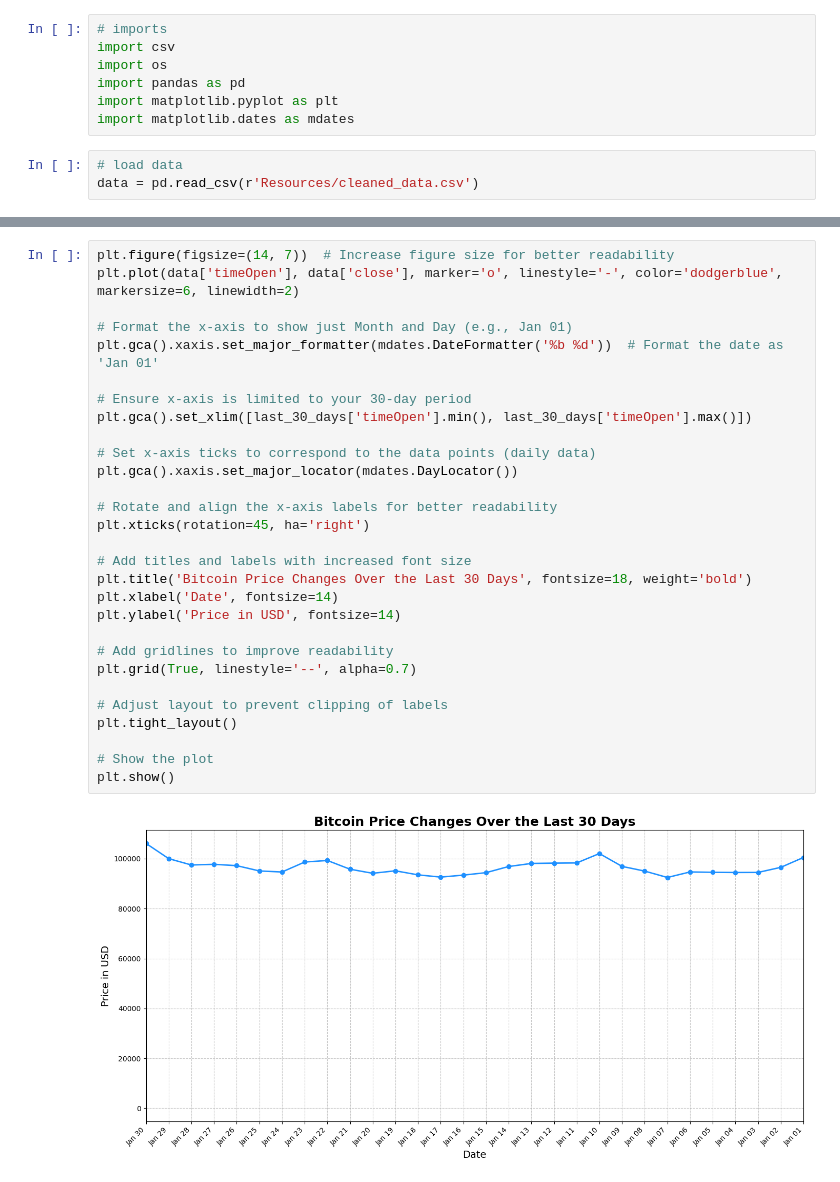
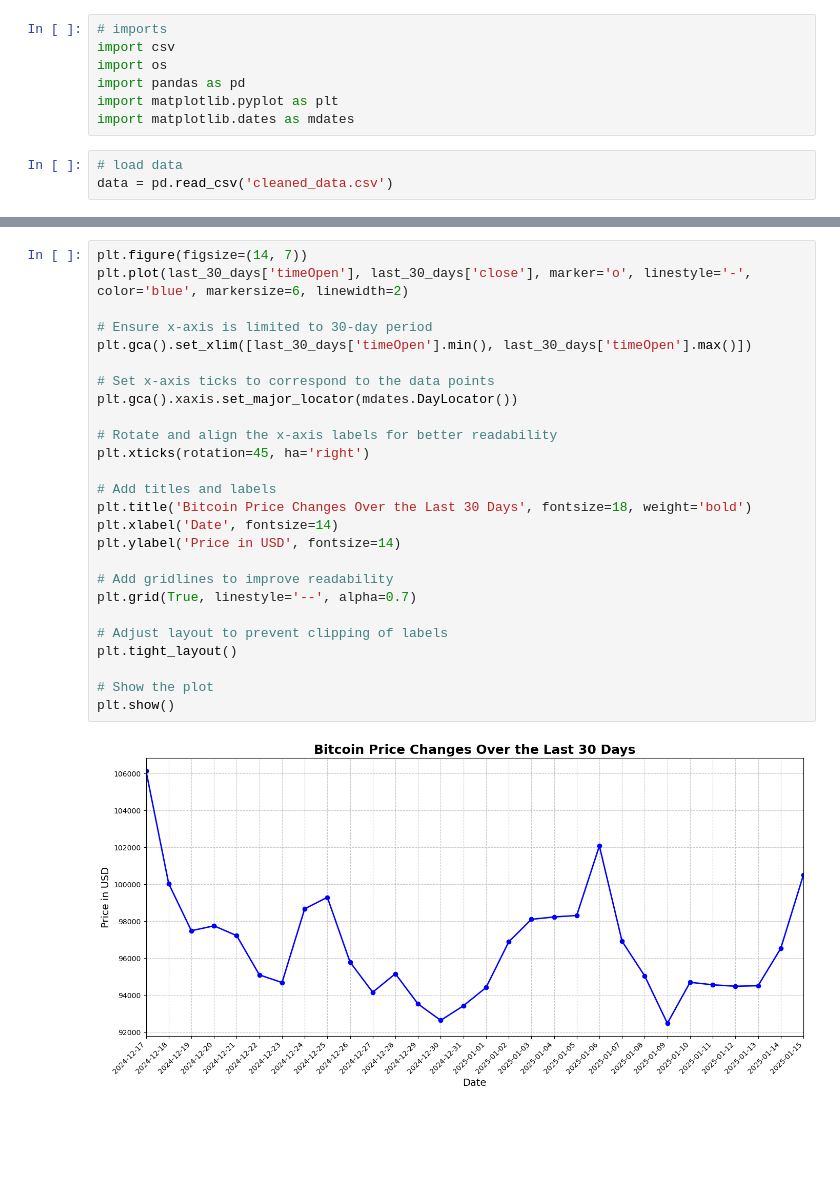
Before and after one commit to Cmagor1819/team-7-project3, a Jupyter notebook: bitcoin-ma.ipynb, the cells around one changed output, grey strips where cells are left out. Saved outputs shown, nothing was run; the diff lists cells and outputs as text; blank space fills up the shorter version.

```diff
--- a/bitcoin-ma.ipynb
+++ b/bitcoin-ma.ipynb
@@ -7,7 +7,7 @@ import matplotlib.pyplot as plt
 import matplotlib.dates as mdates
 # %%
 # load data
-data = pd.read_csv(r'Resources/cleaned_data.csv')
+data = pd.read_csv('cleaned_data.csv')
 # %%
 # Get the last / recent 30 rows
 last_30_days = data.head(30)
@@ -31,33 +31,30 @@ last_30_days
 | 28 | 2024-12-18 | 2024-12-18 23:59:59.999 | 2024-12-18 00:19:00 | 2024-12-18 23:59:00 | 2781.0 | 106147.295260 | 106470.606365 | 100041.542703 | 100041.542703 | 9.386566e+10 | ... |
 | 29 | 2024-12-17 | 2024-12-17 23:59:59.999 | 2024-12-17 14:59:00 | 2024-12-17 22:47:00 | 2781.0 | 106030.690582 | 108268.447080 | 105291.737868 | 106140.598238 | 6.858936e+10 | ... |
 # %%
-plt.figure(figsize=(14, 7))  # Increase figure size for better readability
-plt.plot(data['timeOpen'], data['close'], marker='o', linestyle='-', color='dodgerblue', markersize=6, linewidth=2)
+plt.figure(figsize=(14, 7))
+plt.plot(last_30_days['timeOpen'], last_30_days['close'], marker='o', linestyle='-', color='blue', markersize=6, linewidth=2)
 
-# Format the x-axis to show just Month and Day (e.g., Jan 01)
-plt.gca().xaxis.set_major_formatter(mdates.DateFormatter('%b %d'))  # Format the date as 'Jan 01'
-
-# Ensure x-axis is limited to your 30-day period
+# Ensure x-axis is limited to 30-day period
 plt.gca().set_xlim([last_30_days['timeOpen'].min(), last_30_days['timeOpen'].max()])
 
-# Set x-axis ticks to correspond to the data points (daily data)
+# Set x-axis ticks to correspond to the data points
 plt.gca().xaxis.set_major_locator(mdates.DayLocator())
 
 # Rotate and align the x-axis labels for better readability
 plt.xticks(rotation=45, ha='right')
 
-# Add titles and labels with increased font size
+# Add titles and labels
 plt.title('Bitcoin Price Changes Over the Last 30 Days', fontsize=18, weight='bold')
 plt.xlabel('Date', fontsize=14)
 plt.ylabel('Price in USD', fontsize=14)
 
 # Add gridlines to improve readability
 plt.grid(True, linestyle='--', alpha=0.7)
 
 # Adjust layout to prevent clipping of labels
 plt.tight_layout()
 
 # Show the plot
 plt.show()
 # %% [output]
-[figure, old version]
+[figure, new version]
```
